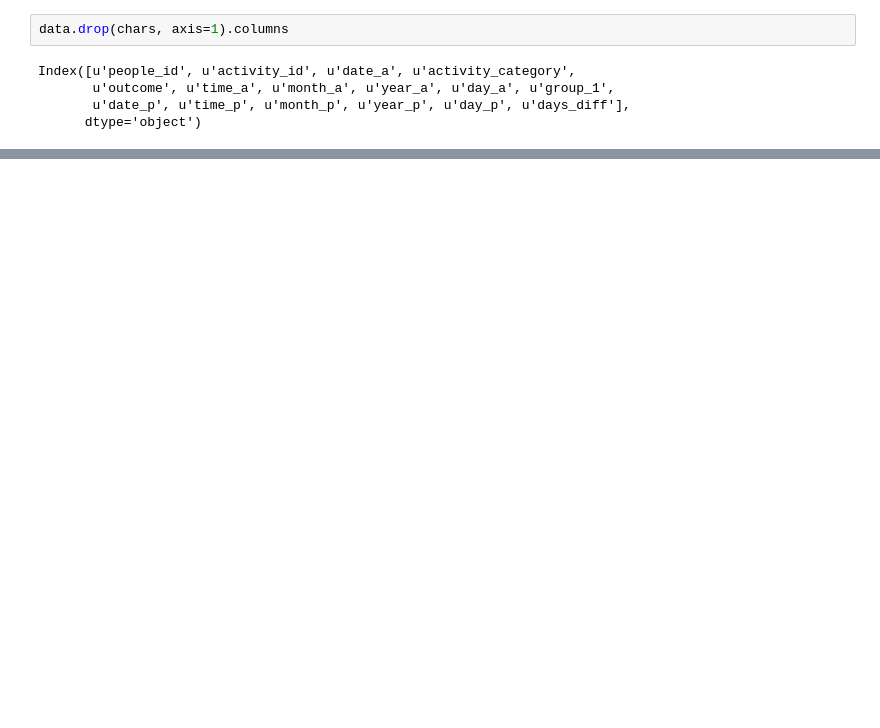
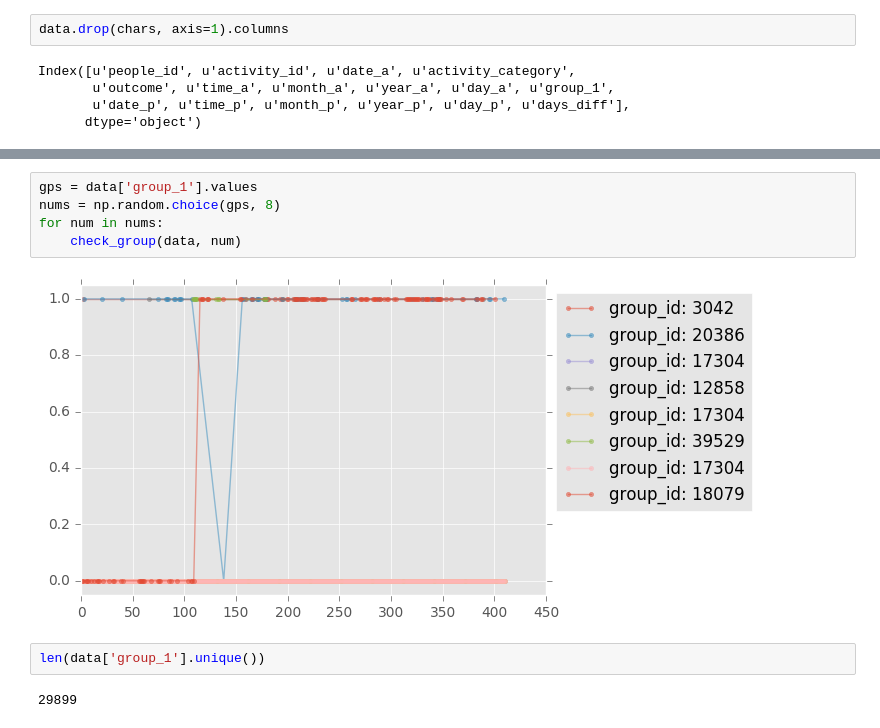
Before and after one commit to livenb/kaggle_Red_Hat, a Jupyter notebook: Notes/DataAnalysis.ipynb, the cells around one changed output, grey strips where cells are left out. Drawn from its saved outputs; the diff is of its cells as text; blank space fills up the shorter version.

```diff
--- a/Notes/DataAnalysis.ipynb
+++ b/Notes/DataAnalysis.ipynb
@@ -130,0 +111,11 @@ NameError: name 'expected' is not defined
+# %%
+gps = data['group_1'].values
+nums = np.random.choice(gps, 8)
+for num in nums:
+    check_group(data, num)
+# %% [output]
+[figure, added]
+# %%
+len(data['group_1'].unique())
+# %% [output]
+29899
```
Also changed, not shown: parts of 12 cells of this notebook, 3 other files.
